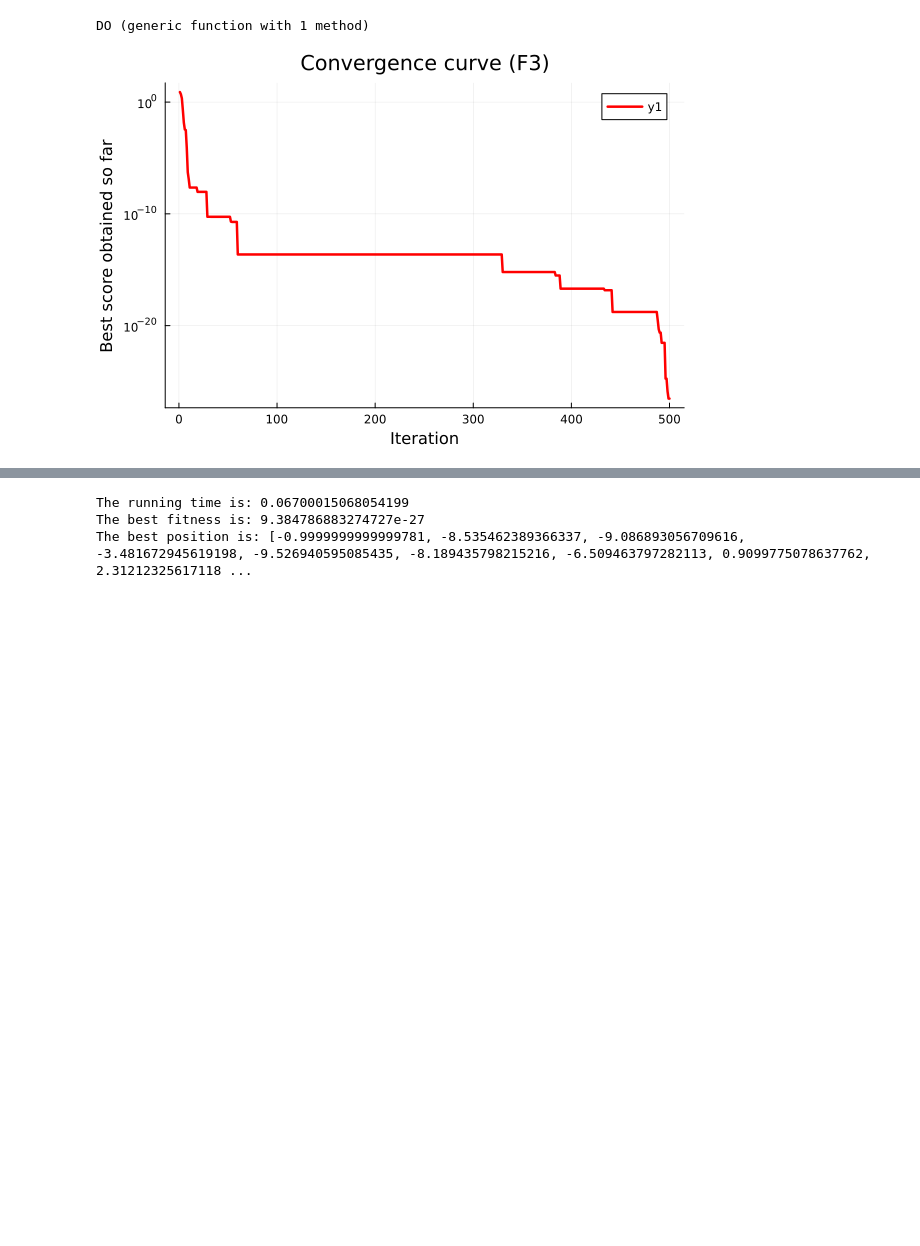
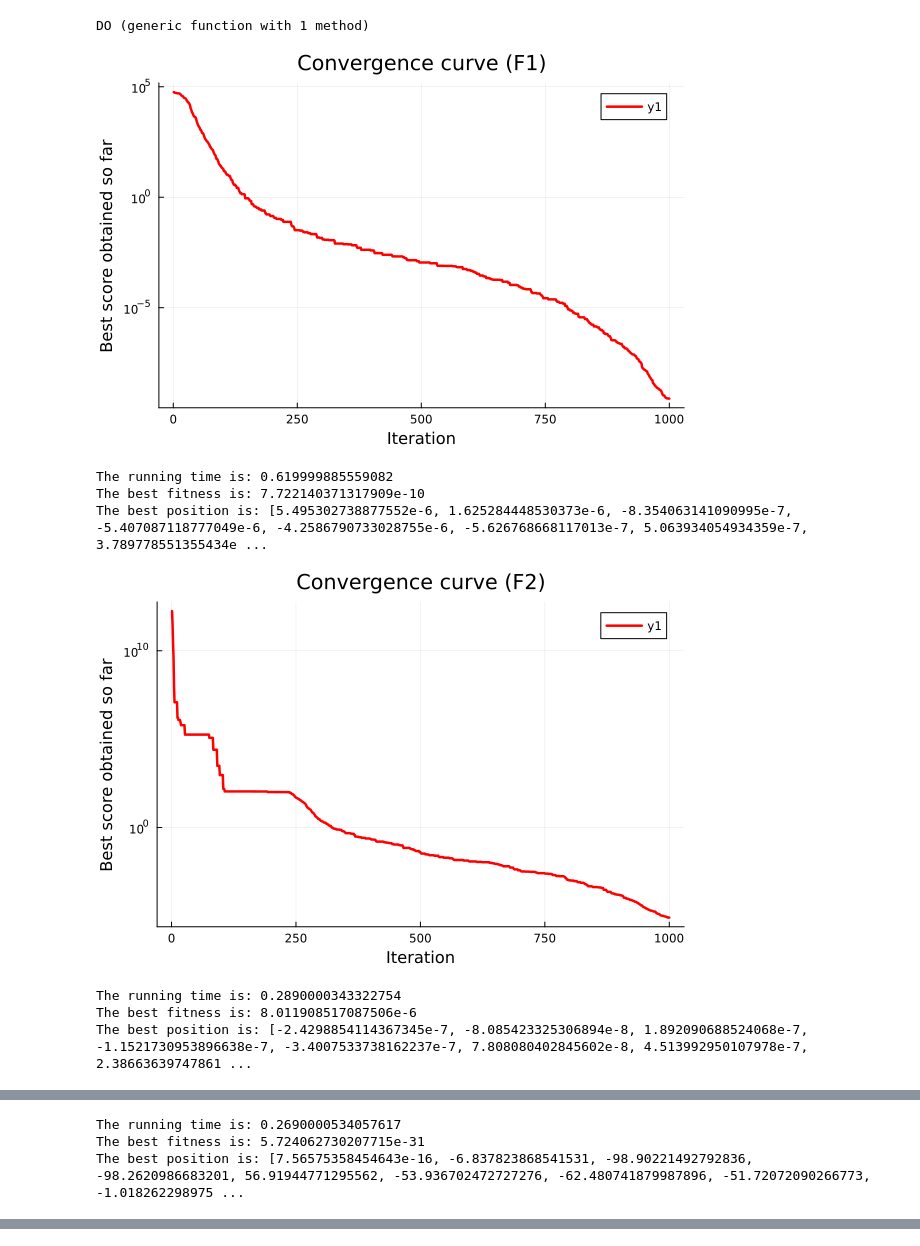
Before and after one commit to asneerug/DandelionOptimizerTSP, a Jupyter notebook: DandelionOptimizer.ipynb, the cells around one changed output, grey strips where cells are left out. Cells and saved outputs as stored; diff of their text form; code cells hidden in the pictures; blank space fills up the shorter version.

```diff
--- a/DandelionOptimizer.ipynb
+++ b/DandelionOptimizer.ipynb
@@ -481,16 +474,28 @@ end
 # %% [output]
 DO (generic function with 1 method)
 # %%
-N = 30  # Number of search agents
-Max_iter = 500  # Maximum number of iterations
-F_name = "F3"
+N = 60  # Number of search agents
+Max_iter = 1000  # Maximum number of iterations
 
-# Load details of the selected benchmark function
-lb_i, ub_i, dim_i, f_i = Get_Functions_details(F_name)
-Best_fitness, Best_position, Convergence_curve, elapsed_time = DO(N, Max_iter, lb_i, ub_i, dim_i, f_i)
+F_name = ["F1", "F2", "F3", "F4", "F5", "F6", "F7", "F8", "F9", "F10", "F11", "F12", "F13", "F14", "F15", "F16", "F17", "F18", "F19", "F20", "F21", "F22", "F23"]
 
-# Create a new plot for each F_name
-plot(1:Max_iter, Convergence_curve, color=:red, linewidth=2.5, yaxis=:log,
-    title="Convergence curve ($F_name)", xlabel="Iteration", ylabel="Best score obtained so far")
+for i in 1:4
+    current_F = F_name[i]
+    lb_i, ub_i, dim_i, f_i = Get_Functions_details(current_F)
+    Best_fitness, Best_position, Convergence_curve, elapsed_time = DO(N, Max_iter, lb_i, ub_i, dim_i, f_i)
+    display(plot(1:Max_iter, Convergence_curve, color=:red, linewidth=2.5, yaxis=:log,
+        title="Convergence curve ($current_F)", xlabel="Iteration", ylabel="Best score obtained so far"))
+
+    println("The running time is: ", elapsed_time)
+    println("The best fitness is: ", Best_fitness)
+    println("The best position is: ", Best_position)
+end
 # %% [output]
-[figure, old version]
+[figure, new version]
+The running time is: 0.619999885559082
+The best fitness is: 7.722140371317909e-10
+The best position is: [5.495302738877552e-6, 1.625284448530373e-6, -8.354063141090995e-7, -5.407087118777049e-6, -4.2586790733028755e-6, -5.626768668117013e-7, 5.063934054934359e-7, 3.789778551355434e ...
+[figure, added]
+The running time is: 0.2890000343322754
+The best fitness is: 8.011908517087506e-6
+The best position is: [-2.4298854114367345e-7, -8.085423325306894e-8, 1.892090688524068e-7, -1.1521730953896638e-7, -3.4007533738162237e-7, 7.808080402845602e-8, 4.513992950107978e-7, 2.38663639747861 ...
@@ -496,0 +503,3 @@ plot(1:Max_iter, Convergence_curve, color=:red, linewidth=2.5, yaxis=:log,
+The running time is: 0.2690000534057617
+The best fitness is: 5.724062730207715e-31
+The best position is: [7.56575358454643e-16, -6.837823868541531, -98.90221492792836, -98.2620986683201, 56.91944771295562, -53.936702472727276, -62.480741879987896, -51.72072090266773, -1.018262298975 ...
@@ -497,8 +509,0 @@ plot(1:Max_iter, Convergence_curve, color=:red, linewidth=2.5, yaxis=:log,
-# %%
-println("The running time is: ", elapsed_time)
-println("The best fitness is: ", Best_fitness)
-println("The best position is: ", Best_position)
-# %% [output]
-The running time is: 0.06700015068054199
-The best fitness is: 9.384786883274727e-27
-The best position is: [-0.9999999999999781, -8.535462389366337, -9.086893056709616, -3.481672945619198, -9.526940595085435, -8.189435798215216, -6.509463797282113, 0.9099775078637762, 2.31212325617118 ...
```
Also changed, not shown: parts of 3 cells of this notebook.
